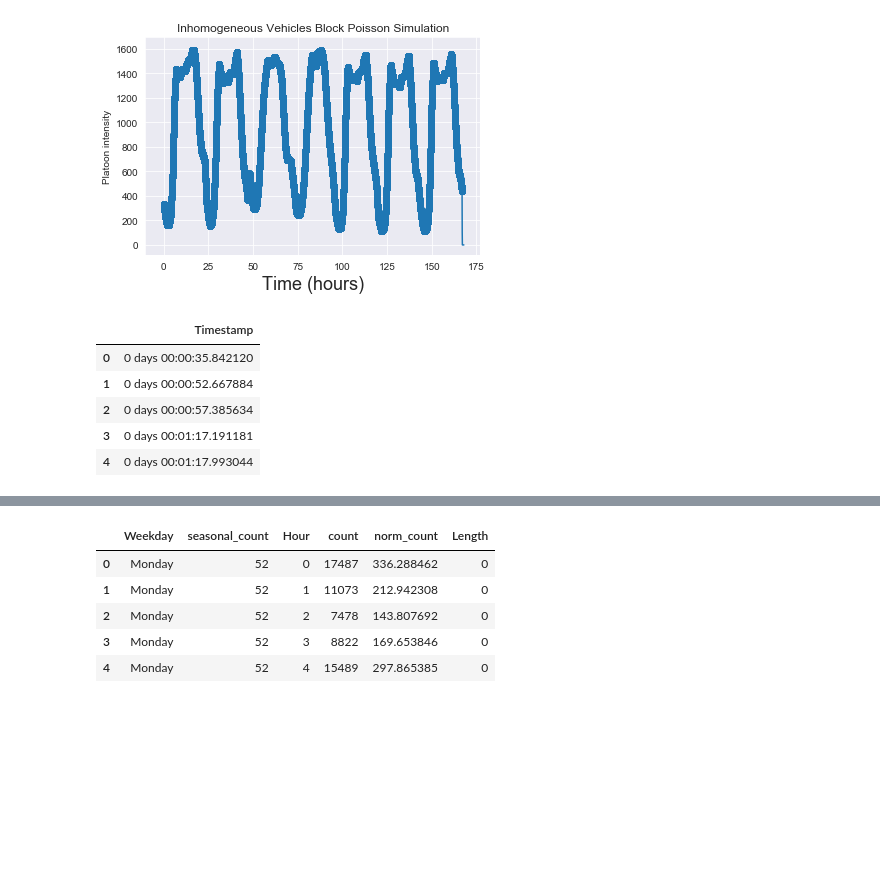
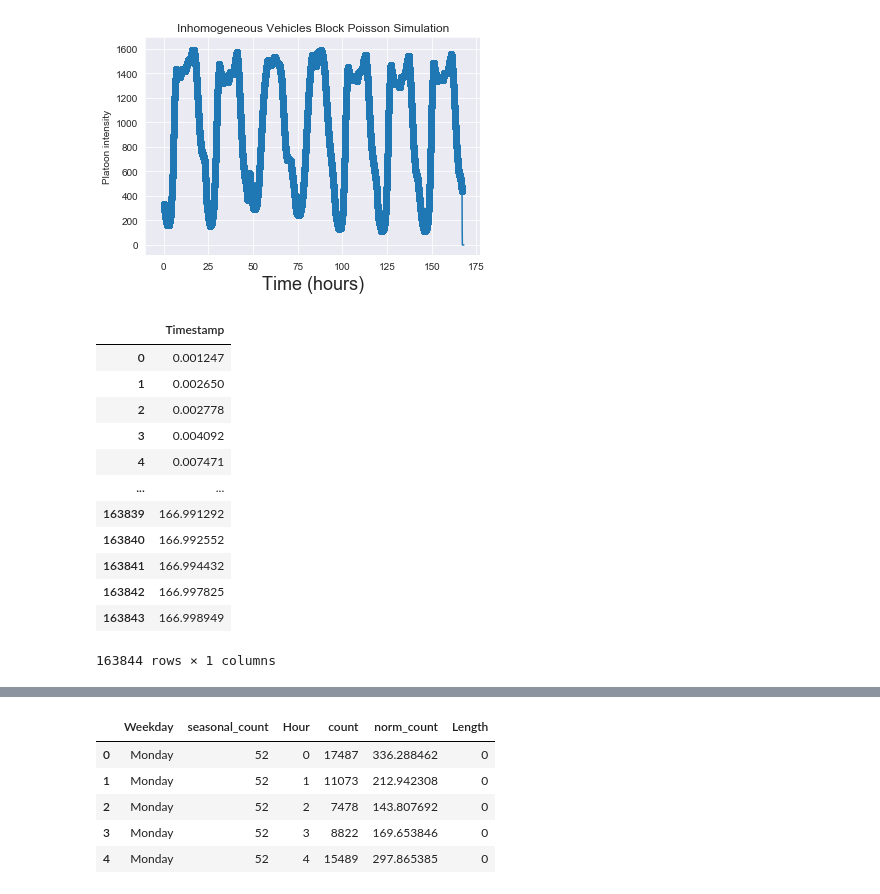
Before and after one commit to isdabelle/DigitalTwinBridges, a Jupyter notebook: Poisson Simulation.ipynb, the cells around one changed output, grey strips where cells are left out. Saved outputs shown, nothing was run; the diff lists cells and outputs as text; code cells hidden in the pictures; blank space fills up the shorter version.

```diff
--- a/Poisson Simulation.ipynb
+++ b/Poisson Simulation.ipynb
@@ -170,17 +170,22 @@ Text(0, 0.5, 'Platoon intensity')
 # %%
 #First split the generated events into car/platoon(truck)
 df_poi = pd.DataFrame(data=in_poi.timestamps)
-df_poi = df_poi.T.head()
+df_poi = df_poi.T
 # %%
 df_poi.columns = ['Timestamp']
-# %%
-df_poi.Timestamp = df_poi.apply(lambda x : dt.timedelta(seconds=x*60*60.0) for x in df_poi.Timestamp)
 # %%
-df_poi.head()
+df_poi
 # %% [output]
 |  | Timestamp |
-| 0 | 0 days 00:00:35.842120 |
-| 1 | 0 days 00:00:52.667884 |
-| 2 | 0 days 00:00:57.385634 |
-| 3 | 0 days 00:01:17.191181 |
-| 4 | 0 days 00:01:17.993044 |
+| 0 | 0.001247 |
+| 1 | 0.002650 |
+| 2 | 0.002778 |
+| 3 | 0.004092 |
+| 4 | 0.007471 |
+| ... | ... |
+| 163839 | 166.991292 |
+| 163840 | 166.992552 |
+| 163841 | 166.994432 |
+| 163842 | 166.997825 |
+| 163843 | 166.998949 |
+163844 rows × 1 columns
```
Also changed, not shown: parts of 43 cells of this notebook, 1 other file.
